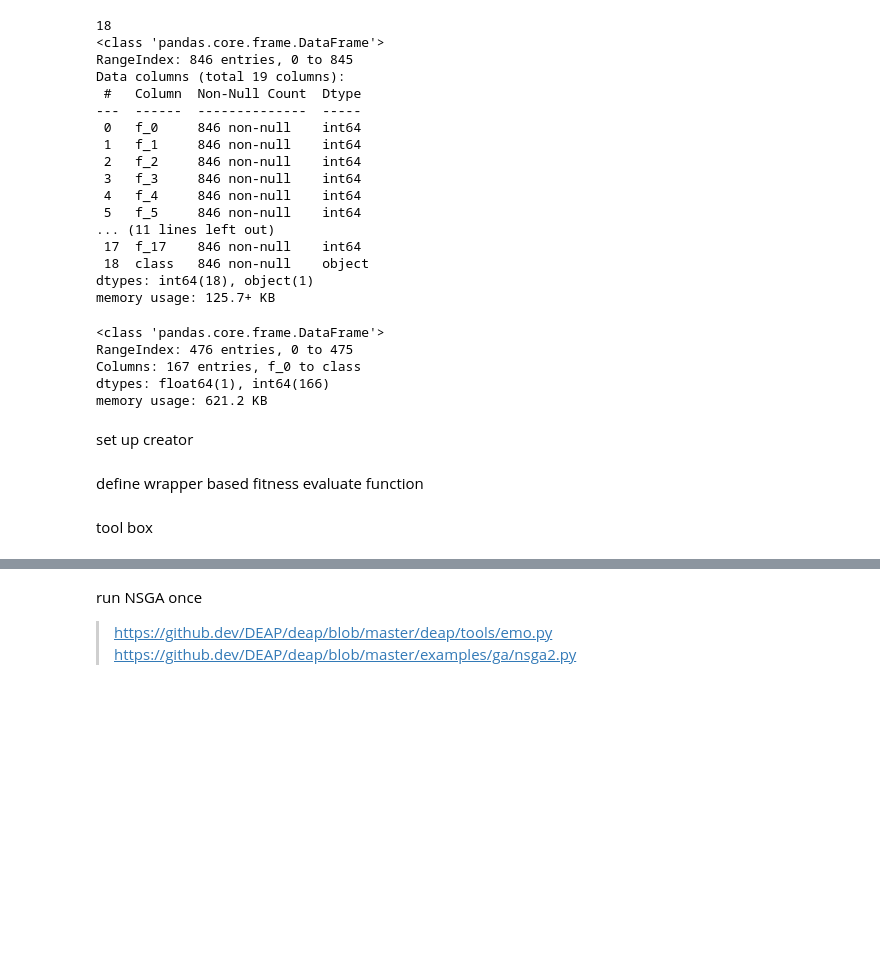
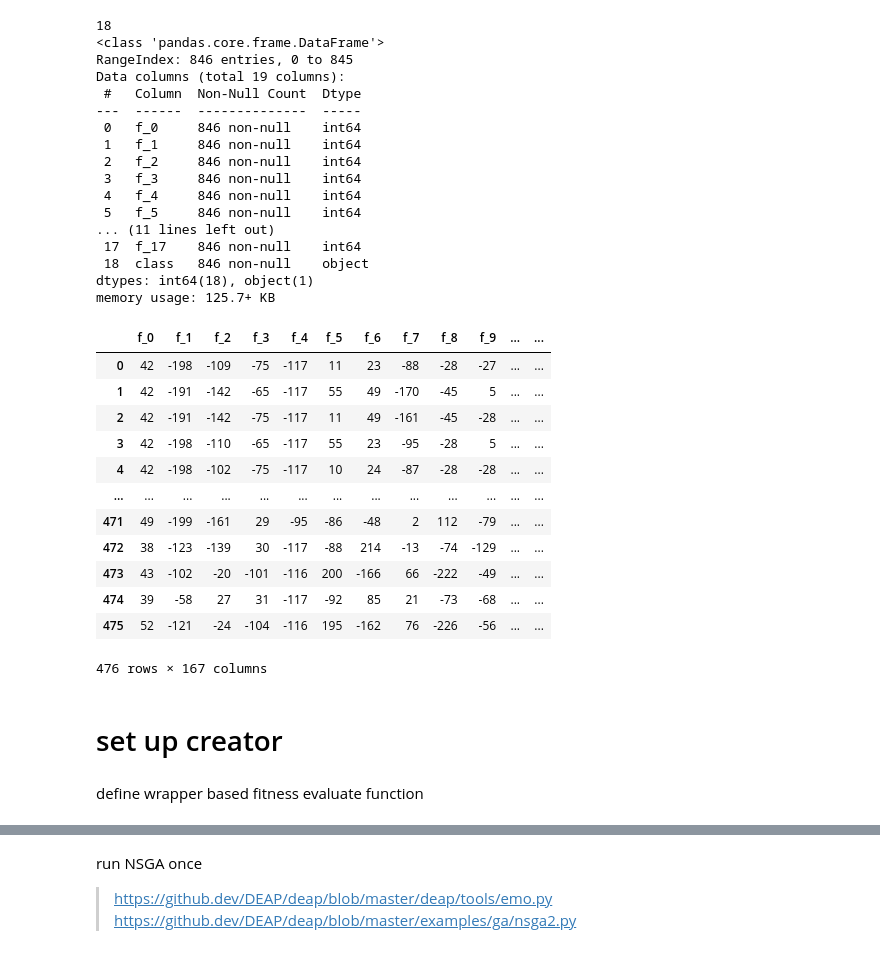
Before and after one commit to Yun-K/aiml426-a1, a Jupyter notebook: p3/p3.ipynb, the cells around one changed output, grey strips where cells are left out. Drawn from its saved outputs; the diff is of its cells as text; code cells hidden in the pictures; blank space fills up the shorter version.

```diff
--- a/p3/p3.ipynb
+++ b/p3/p3.ipynb
@@ -55,12 +55,12 @@ from sklearn.pipeline import Pipeline
 
 
 CONSTANTS_DICT = {
-    "POPULATION_SIZE": 80, # number of individuals in each population
+    "POPULATION_SIZE": 100, # number of individuals in each population
     "MAX_GENERATIONS": 100, # number of generations to run the algorithm
     "CROSSOVER_RATE": 0.9, # crossover rate should always be 100%, based on slides
-    "MUTATION_RATE": 0.15, # mutation rate
+    "MUTATION_RATE": 0.2, # mutation rate
     "CLASSIFIER":KNeighborsClassifier() , # classifier to use
-    "BOUND_LOW": 0.0, # lower bound for the features
-    "BOUND_UP": 1.0, # upper bound for the features
-    "ETA": 20.0, # crowding degree for mutation  and crossover
+    # "BOUND_LOW": 0.0, # lower bound for the features
+    # "BOUND_UP": 1.0, # upper bound for the features
+    # "ETA": 20.0, # crowding degree for mutation  and crossover
 }
@@ -72,7 +74,7 @@ class DatasetPart3:
     def __init__(self, df) :
         self.df=df
         self.df.columns = self.df.columns.str.strip()
-        self.x = self.df.iloc[:,:-1]
+        self.X = self.df.iloc[:,:-1]
         self.y = self.df.iloc[:,-1]
         # self.M = self.df.shape[0]  # number of rows
 
@@ -98,7 +100,8 @@ class DatasetPart3:
         return returnedDf, selectedCount
 
     @staticmethod
-    def run_model(df:pd.DataFrame, classifier):
+    def run_model(df:pd.DataFrame, classifier=CONSTANTS_DICT["CLASSIFIER"]):
+
         assert df.empty == False
         # pipe = Pipeline([
         #     ('scaler', StandardScaler()),
@@ -109,13 +112,16 @@ class DatasetPart3:
         # pipe.fit(X_train, y_train)
         # return pipe.score(X_test, y_test)
 
-        x = df.iloc[:,:-1]
+        X = df.iloc[:,:-1]
         y = df.iloc[:,-1]
 
-        # # # evaluate the model
-        cv = RepeatedStratifiedKFold(n_splits=10, n_repeats=5, random_state=1)
-        n_scores = cross_val_score(classifier, x, y, scoring='accuracy', cv=cv, n_jobs=-1, error_score='raise')
-        return np.mean(n_scores)
+        classifier.fit(X, y)
+        return classifier.score(X, y)
+        # # # # evaluate the model
+        # cv = RepeatedStratifiedKFold(n_splits=10, n_repeats=5, random_state=6)
+        # # return the error
+        # n_scores = cross_val_score(classifier, X, y, scoring='accuracy', cv=cv, n_jobs=-1, error_score='raise')
+        # return np.mean(n_scores)
 
 
 
@@ -166,15 +172,23 @@ dtypes: int64(18), object(1)
 memory usage: 125.7+ KB
 # %%
 ds_mushclean = MuskClean.constructFromFile("./musk/clean1.data")
-ds_mushclean.df.info()
+ds_mushclean.df
 # # len(ds_mushclean.x.columns)
 # %% [output]
+|  | f_0 | f_1 | f_2 | f_3 | f_4 | f_5 | f_6 | f_7 | f_8 | f_9 | ... | ... |
+| 0 | 42 | -198 | -109 | -75 | -117 | 11 | 23 | -88 | -28 | -27 | ... | ... |
+| 1 | 42 | -191 | -142 | -65 | -117 | 55 | 49 | -170 | -45 | 5 | ... | ... |
+| 2 | 42 | -191 | -142 | -75 | -117 | 11 | 49 | -161 | -45 | -28 | ... | ... |
+| 3 | 42 | -198 | -110 | -65 | -117 | 55 | 23 | -95 | -28 | 5 | ... | ... |
+| 4 | 42 | -198 | -102 | -75 | -117 | 10 | 24 | -87 | -28 | -28 | ... | ... |
+| ... | ... | ... | ... | ... | ... | ... | ... | ... | ... | ... | ... | ... |
+| 471 | 49 | -199 | -161 | 29 | -95 | -86 | -48 | 2 | 112 | -79 | ... | ... |
+| 472 | 38 | -123 | -139 | 30 | -117 | -88 | 214 | -13 | -74 | -129 | ... | ... |
+| 473 | 43 | -102 | -20 | -101 | -116 | 200 | -166 | 66 | -222 | -49 | ... | ... |
+| 474 | 39 | -58 | 27 | 31 | -117 | -92 | 85 | 21 | -73 | -68 | ... | ... |
+| 475 | 52 | -121 | -24 | -104 | -116 | 195 | -162 | 76 | -226 | -56 | ... | ... |
-<class 'pandas.core.frame.DataFrame'>
-RangeIndex: 476 entries, 0 to 475
-Columns: 167 entries, f_0 to class
-dtypes: float64(1), int64(166)
-memory usage: 621.2 KB
+476 rows × 167 columns
 # %% [markdown]
-set up creator
+# set up creator
 # %%
 # 2 minimum objectives, so -1,-1
@@ -218,5 +232,3 @@ def wrapperFitnessEvaluation(ds:DatasetPart3, individual:creator.Individual,
     assert 0<=obj1<=1
     assert 0<=obj2<=1
     return obj1, obj2
-# %% [markdown]
-tool box
```
Also changed, not shown: parts of 10 cells of this notebook.
